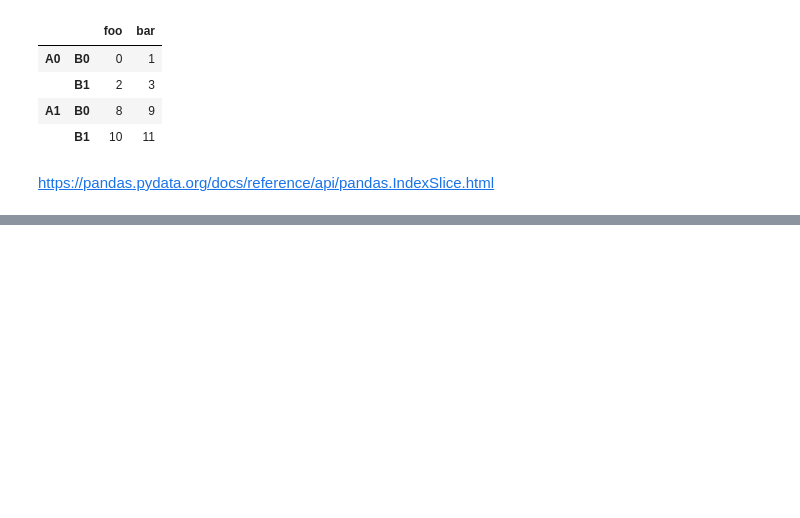
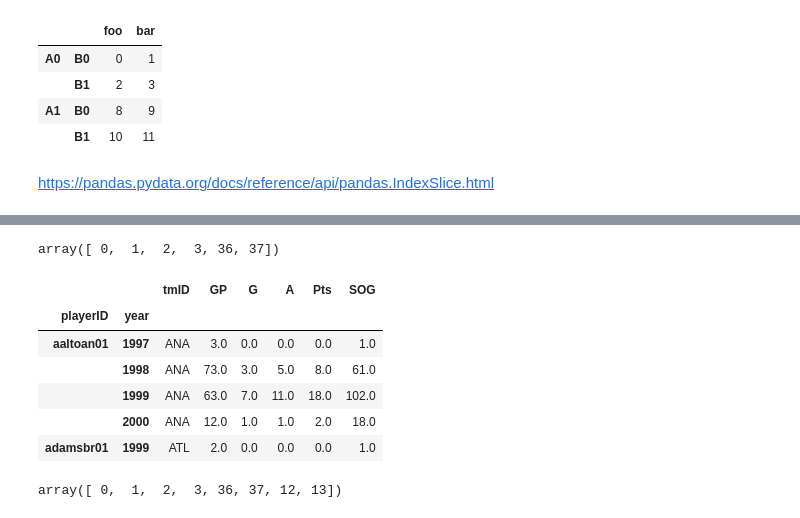
Before and after one commit to yaowenqiang/panda_playbook, a Jupyter notebook: advanced_pandas.ipynb, the cells around one changed output, grey strips where cells are left out. Cells and saved outputs as stored; diff of their text form; code cells hidden in the pictures; blank space fills up the shorter version.

```diff
--- a/advanced_pandas.ipynb
+++ b/advanced_pandas.ipynb
@@ -1181,0 +1348,29 @@ https://pandas.pydata.org/docs/reference/api/pandas.IndexSlice.html
+# %%
+locs = mi.index.get_locs((idx['aaltoan01':'adamsbr01', 1997:2000]))
+locs
+# %% [output]
+array([ 0,  1,  2,  3, 36, 37])
+# %%
+sliced = mi.iloc[locs, :]
+sliced.head()
+# %% [output]
+|  |  | tmID | GP | G | A | Pts | SOG |
+| playerID | year |  |  |  |  |  |  |
+| aaltoan01 | 1997 | ANA | 3.0 | 0.0 | 0.0 | 0.0 | 1.0 |
+|  | 1998 | ANA | 73.0 | 3.0 | 5.0 | 8.0 | 61.0 |
+|  | 1999 | ANA | 63.0 | 7.0 | 11.0 | 18.0 | 102.0 |
+|  | 2000 | ANA | 12.0 | 1.0 | 1.0 | 2.0 | 18.0 |
+| adamsbr01 | 1999 | ATL | 2.0 | 0.0 | 0.0 | 0.0 | 1.0 |
+# %%
+import numpy as np
+def get_many_locs(df, slices):
+    arr = np.empty(0, dtype='int')
+    for s in slices:
+        locs = df.index.get_locs((s))
+        arr = np.concatenate((arr, locs))
+    return arr
+
+locs = get_many_locs(mi, [idx['aaltoan01':'adamsbr01', 1997:2000], idx['aaltoan01':'adamsbr01', 2004:2006]])
+locs
+# %% [output]
+array([ 0,  1,  2,  3, 36, 37, 12, 13])
```
Also changed, not shown: parts of 23 cells of this notebook.
